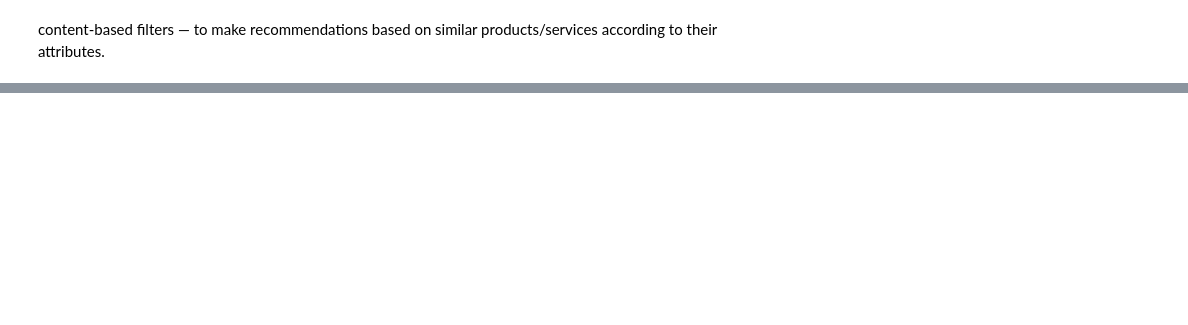
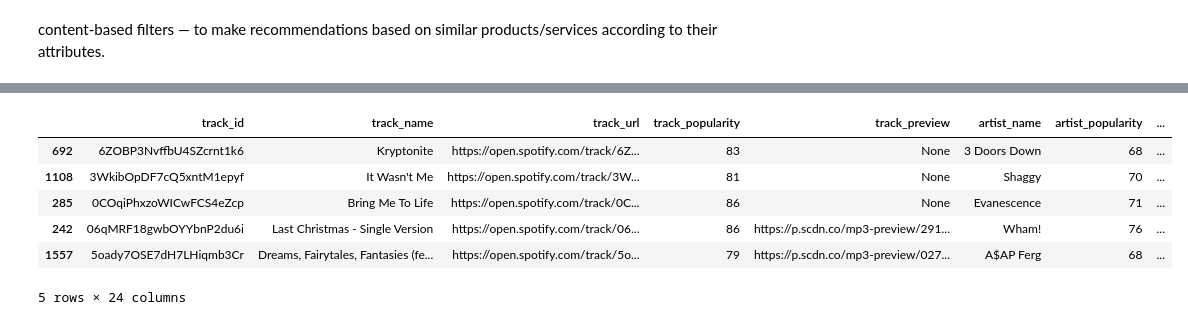
Before and after one commit to PhongHuynh0394/Spotify-Analysis-with-PySpark, a Jupyter notebook: workspace/EDA.ipynb, the cells around one changed output, grey strips where cells are left out. Saved outputs shown, nothing was run; the diff lists cells and outputs as text; code cells hidden in the pictures; blank space fills up the shorter version.

Commit message:
added KNN to model and fixed dremio crashing

```diff
--- a/workspace/EDA.ipynb
+++ b/workspace/EDA.ipynb
@@ -614,0 +505,40 @@ print(recommendations)
+# %%
+class SongRecommendationSystem:
+    def __init__(self, client, options):
+        sql = "SELECT * FROM home.searchs"
+        self.song_library = client.query(sql, options)
+        self.song_library = self.song_library.sort_values(by=['track_popularity'], ascending=False).reset_index(drop=True)
+
+        # Features for recommendation (numerical + genres)
+        self.features_matrix = self._create_features_matrix()
+
+        self.nn_model = NearestNeighbors(metric='cosine')
+        self.nn_model.fit(self.features_matrix)
+
+    def _create_features_matrix(self):
+        num_cols = ['track_popularity', 'artist_popularity','energy', 'danceability', 'speechiness',
+                    'acousticness', 'instrumentalness', 'liveness', 'valence', 'tempo', 'duration_ms',
+                    'time_signature']
+
+        # CountVectorizer for genres
+        genre_vectorizer = CountVectorizer()
+        genre_matrix = genre_vectorizer.fit_transform(self.song_library['genres']).toarray()
+
+        # Combine numerical and genres features
+        features_matrix = pd.concat([self.song_library[num_cols], pd.DataFrame(genre_matrix)], axis=1).values
+
+        return features_matrix
+
+    def recommend_songs(self, track_name, num_recommendations=5):
+
+        if track_name not in self.song_library['track_name'].values:
+            print(f'Track "{track_name}" not found in the dataset.')
+            return None
+        track_index = self.song_library.index[self.song_library['track_name'] == track_name].tolist()[0]
+        _, indices = self.nn_model.kneighbors([self.features_matrix[track_index]], n_neighbors=num_recommendations + 1)
+        recommended_songs = self.song_library.loc[indices[0][1:], :]
+        return recommended_songs
+# %%
+%%time
+# Example usage:
+recommendation_system = SongRecommendationSystem(client, options)
@@ -614,0 +548,6 @@ print(recommendations)
+# %%
+%%time
+track_name = "Last Christmas"
+recommended_songs = recommendation_system.recommend_songs(track_name)
+recommended_songs
+# %% [output]
@@ -614,0 +556,7 @@ print(recommendations)
+|  | track_id | track_name | track_url | track_popularity | track_preview | artist_name | artist_popularity | ... |
+| 692 | 6ZOBP3NvffbU4SZcrnt1k6 | Kryptonite | https://open.spotify.com/track/6Z... | 83 | None | 3 Doors Down | 68 | ... |
+| 1108 | 3WkibOpDF7cQ5xntM1epyf | It Wasn't Me | https://open.spotify.com/track/3W... | 81 | None | Shaggy | 70 | ... |
+| 285 | 0COqiPhxzoWICwFCS4eZcp | Bring Me To Life | https://open.spotify.com/track/0C... | 86 | None | Evanescence | 71 | ... |
+| 242 | 06qMRF18gwbOYYbnP2du6i | Last Christmas - Single Version | https://open.spotify.com/track/06... | 86 | https://p.scdn.co/mp3-preview/291... | Wham! | 76 | ... |
+| 1557 | 5oady7OSE7dH7LHiqmb3Cr | Dreams, Fairytales, Fantasies (fe... | https://open.spotify.com/track/5o... | 79 | https://p.scdn.co/mp3-preview/027... | A$AP Ferg | 68 | ... |
+5 rows × 24 columns
```
Also changed, not shown: parts of 13 cells of this notebook, 1 other file.
